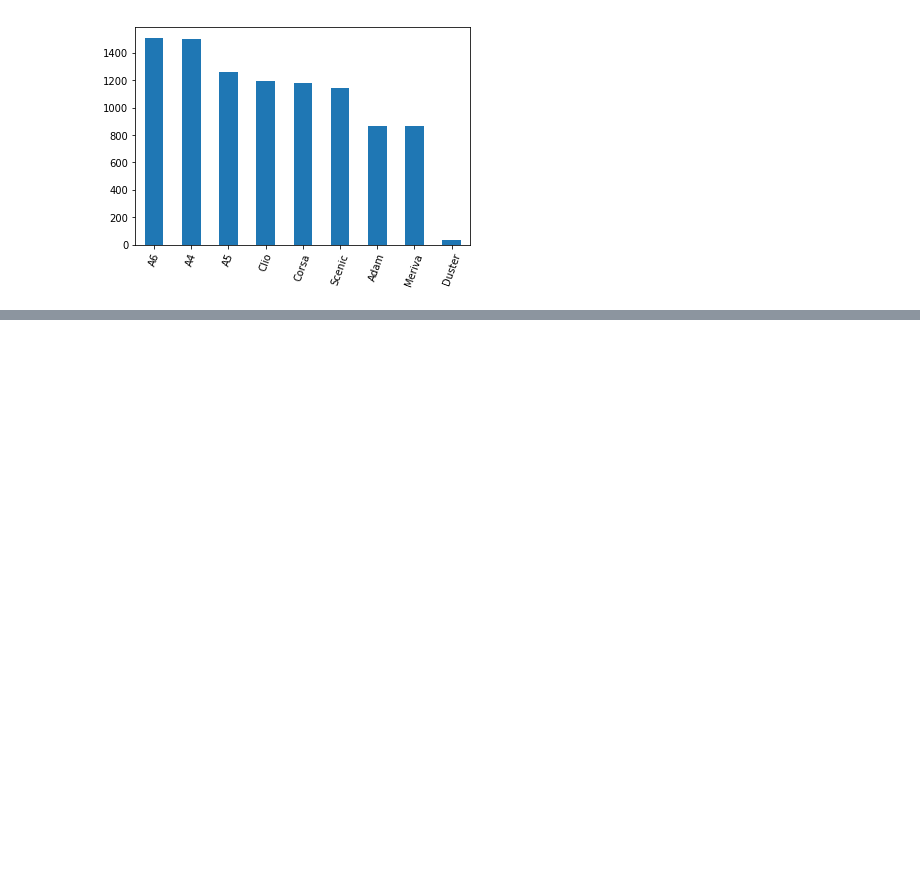
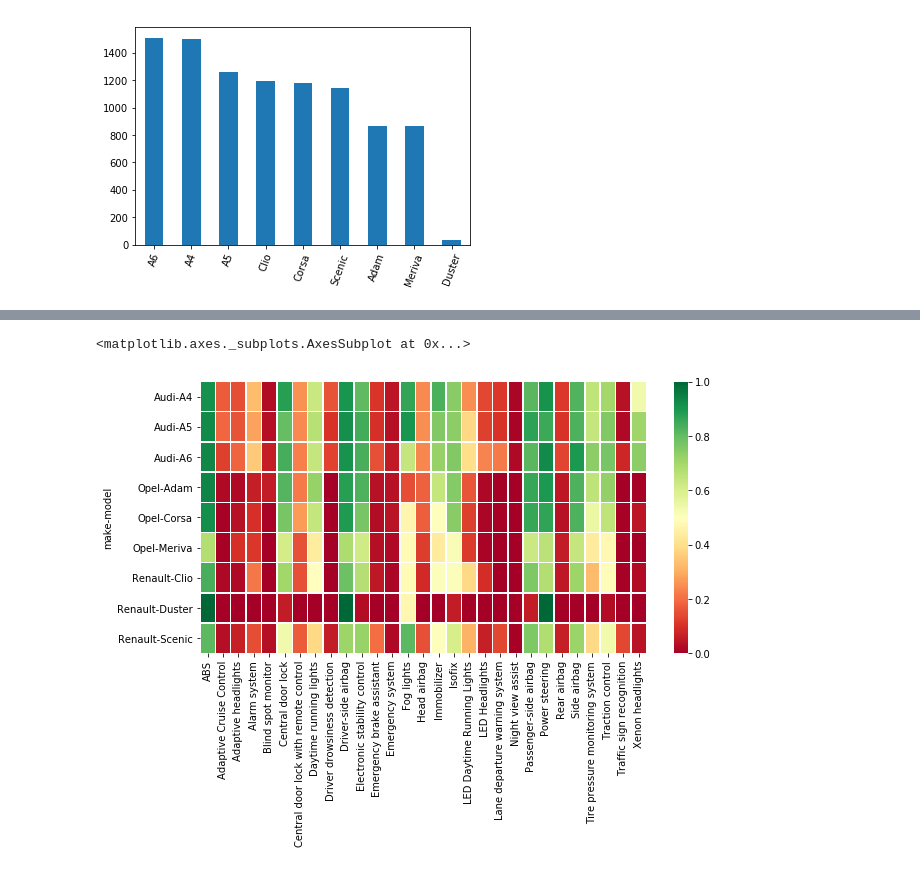
Before and after one commit to kaymal/price-prediction, a Jupyter notebook: trgt/data-cleansing/t-data-cleansing.ipynb, the cells around one changed output, grey strips where cells are left out. Cells and saved outputs as stored; diff of their text form; code cells hidden in the pictures; blank space fills up the shorter version.

```diff
--- a/trgt/data-cleansing/t-data-cleansing.ipynb
+++ b/trgt/data-cleansing/t-data-cleansing.ipynb
@@ -462,5 +462,5 @@ Name: model, dtype: object
 # %%
 # Clean the model column
-df_ss['model'] = df_ss.model.apply(lambda x: x[1])
+df_new['model'] = df.model.apply(lambda x: x[1])
 # %%
 # Compare auto models and new columns
@@ -498,0 +520,2 @@ df_ss.model.value_counts().plot.bar(rot=70)
+# %%
+df_new['make'] = df.make.apply(lambda x: str(x)[4:-4])
@@ -498,0 +557,10 @@ df_ss.model.value_counts().plot.bar(rot=70)
+# %%
+# Add figure size
+plt.figure(figsize=(10,5))
+
+# Plot heatmap of the table above
+sns.heatmap(df_new.groupby(["make", "model"]).mean(),
+            linewidths=.5, cmap="RdYlGn")
+# %% [output]
+<matplotlib.axes._subplots.AxesSubplot at 0x...>
+[figure, added]
```
Also changed, not shown: parts of 36 cells of this notebook.
